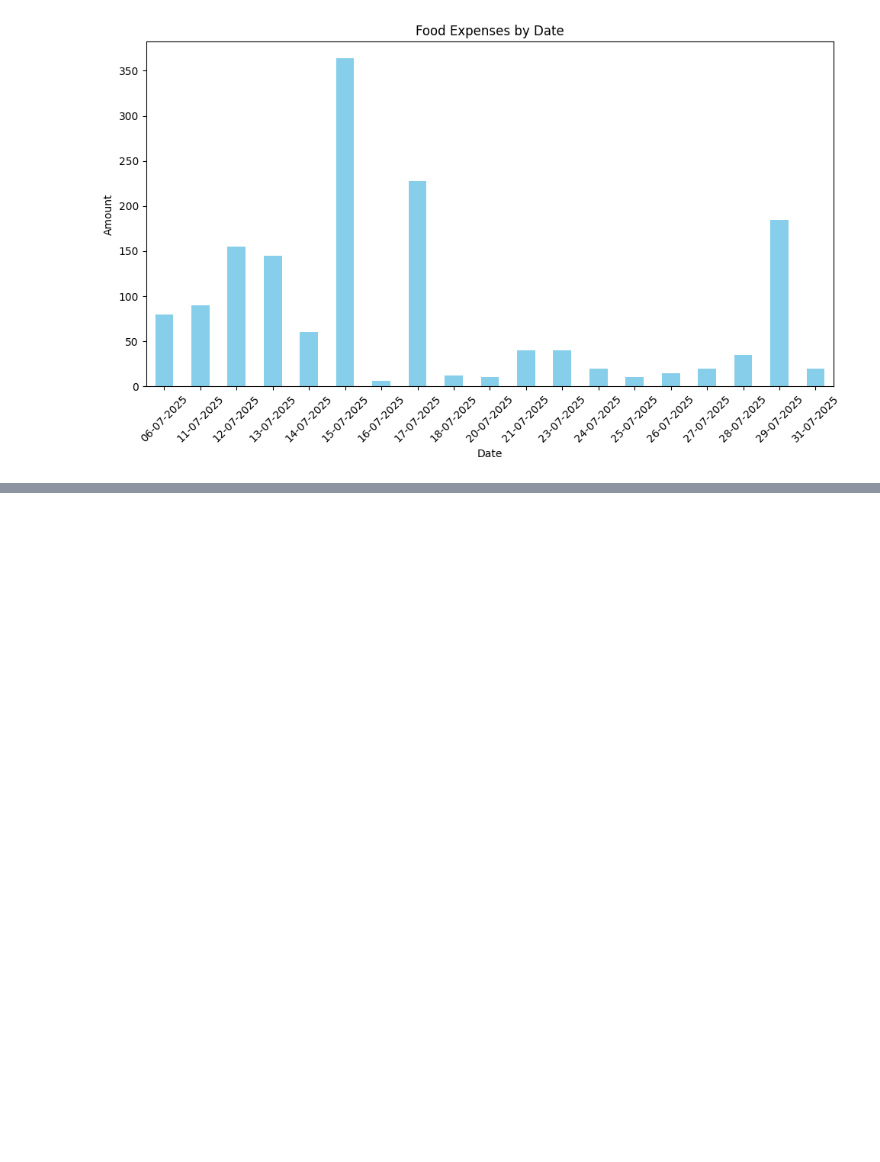
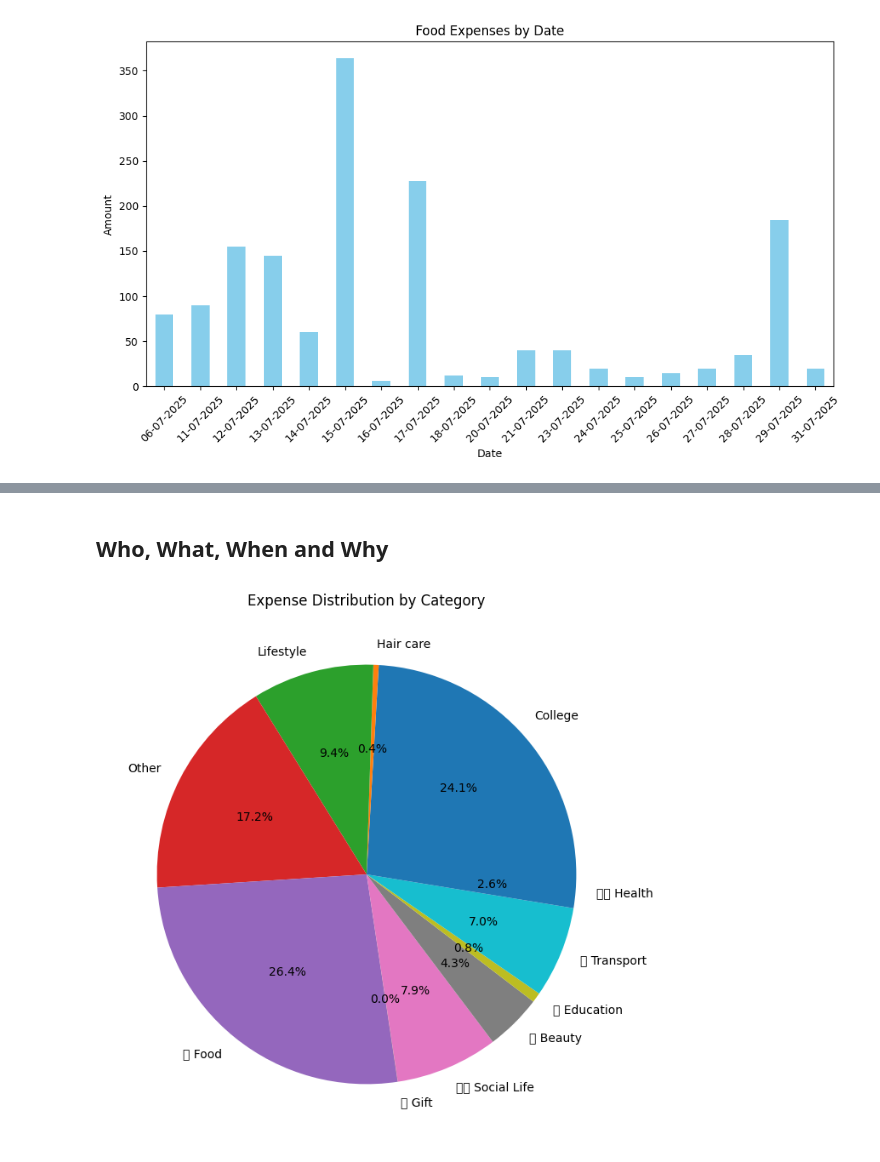
Before and after one commit to kpraham-collab/personal-expenses-analysis, a Jupyter notebook: july_expenses_analysis.ipynb, the cells around one changed output, grey strips where cells are left out. Drawn from its saved outputs; the diff is of its cells as text; code cells hidden in the pictures; blank space fills up the shorter version.

```diff
--- a/july_expenses_analysis.ipynb
+++ b/july_expenses_analysis.ipynb
@@ -178,0 +253,9 @@ plt.tight_layout()
+# %% [markdown]
+## Who, What, When and Why
+# %%
+category_sum = df[df["Income/Expense"] == "Exp."].groupby("Category")["Amount"].sum()
+category_sum.plot.pie(autopct = '%.1f%%' , figsize=(8, 8), title="Expense Distribution by Category")
+plt.ylabel("")
+plt.show()
+# %% [output]
+[figure, added]
```
Also changed, not shown: parts of 9 cells of this notebook.
